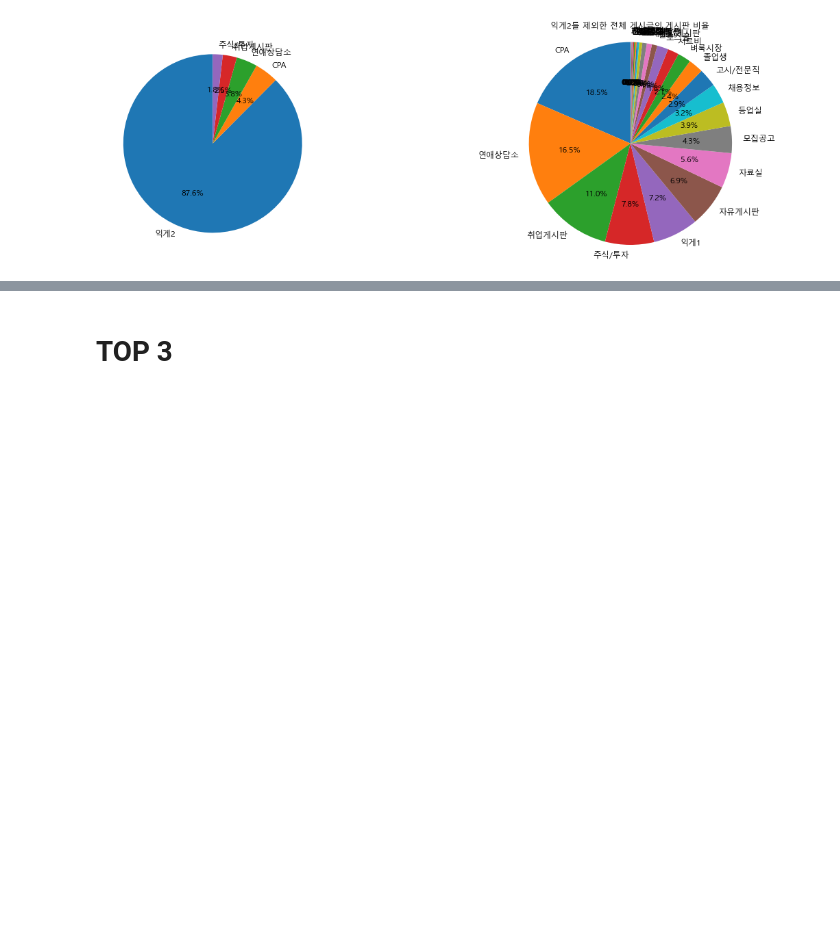
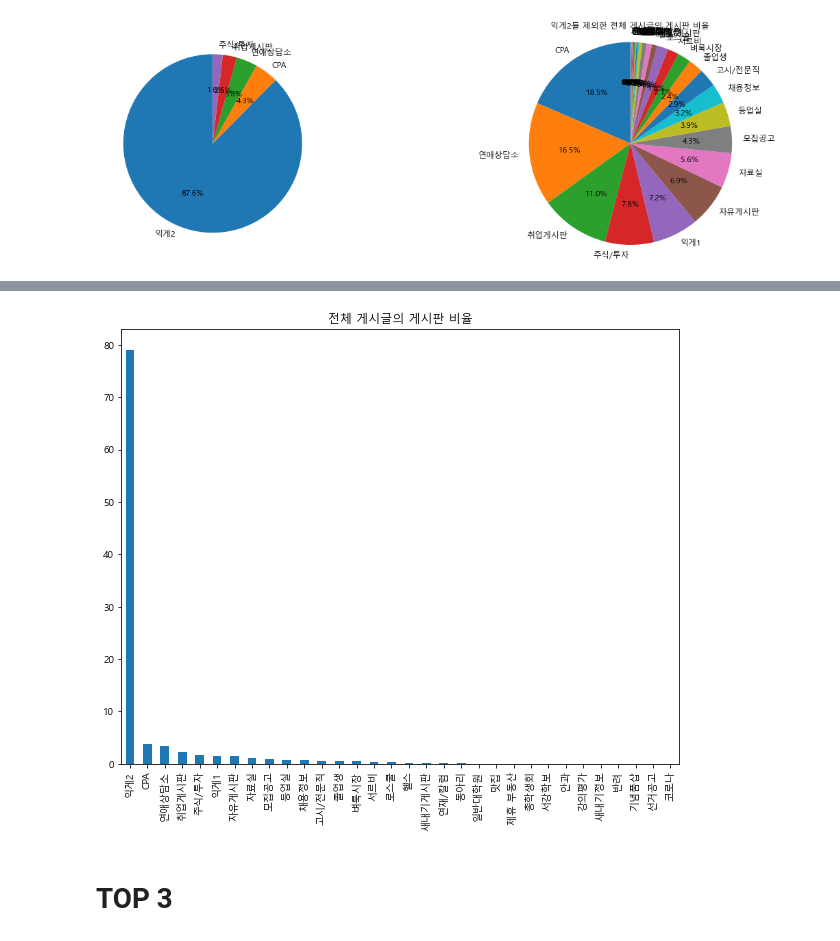
Before and after one commit to JourneyKo/ssodam, a Jupyter notebook: ssodam2021_awards.ipynb, the cells around one changed output, grey strips where cells are left out. Saved outputs shown, nothing was run; the diff lists cells and outputs as text; code cells hidden in the pictures; blank space fills up the shorter version.

```diff
--- a/ssodam2021_awards.ipynb
+++ b/ssodam2021_awards.ipynb
@@ -151,3 +132,9 @@ plt.show()
+# %%
+plt.figure(figsize=(10,8))
+(sd1.board.value_counts()/len(sd1)*100).plot(kind='bar',title='전체 게시글의 게시판 비율')
+plt.show()
+# %% [output]
+[figure, added]
 # %% [markdown]
 # TOP 3
 # %%
```
Also changed, not shown: parts of 8 cells of this notebook.
